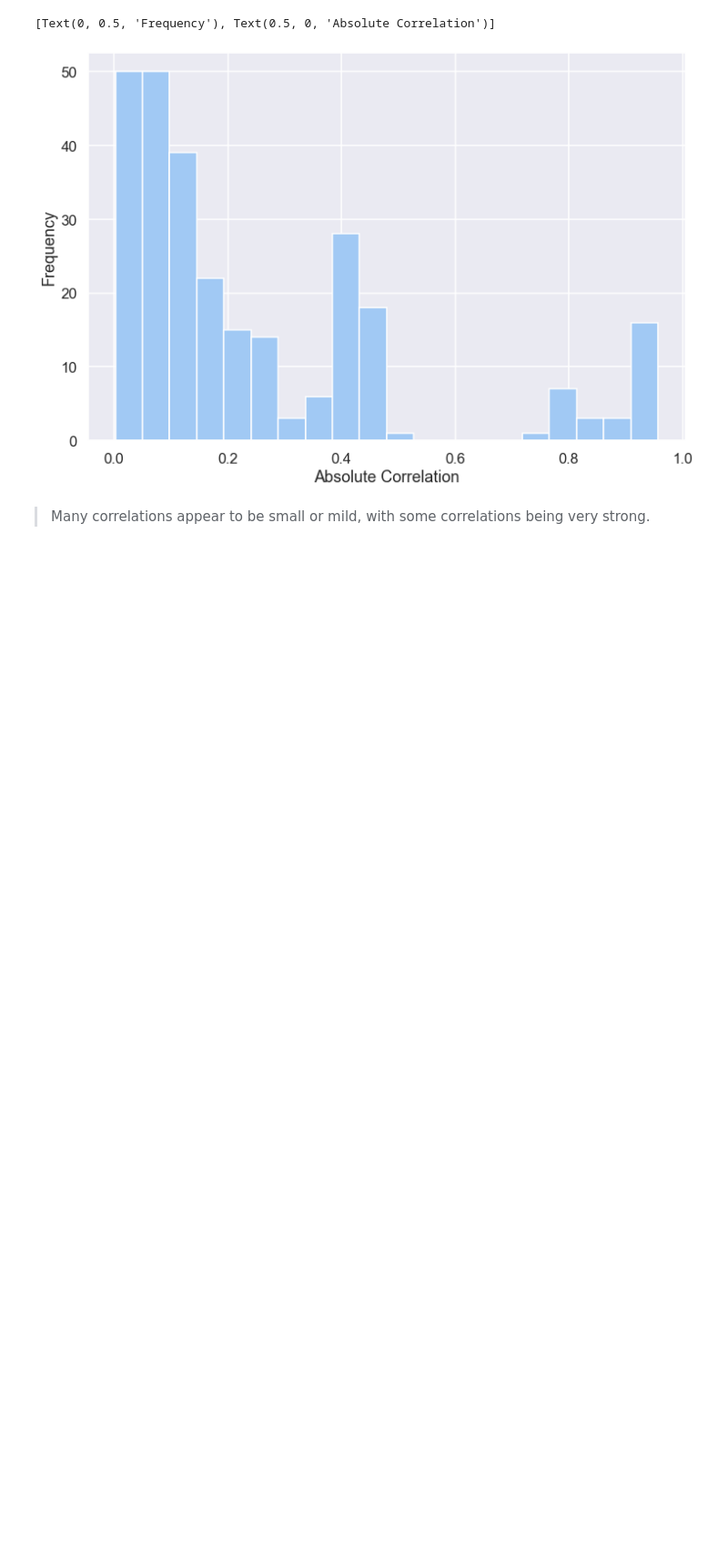
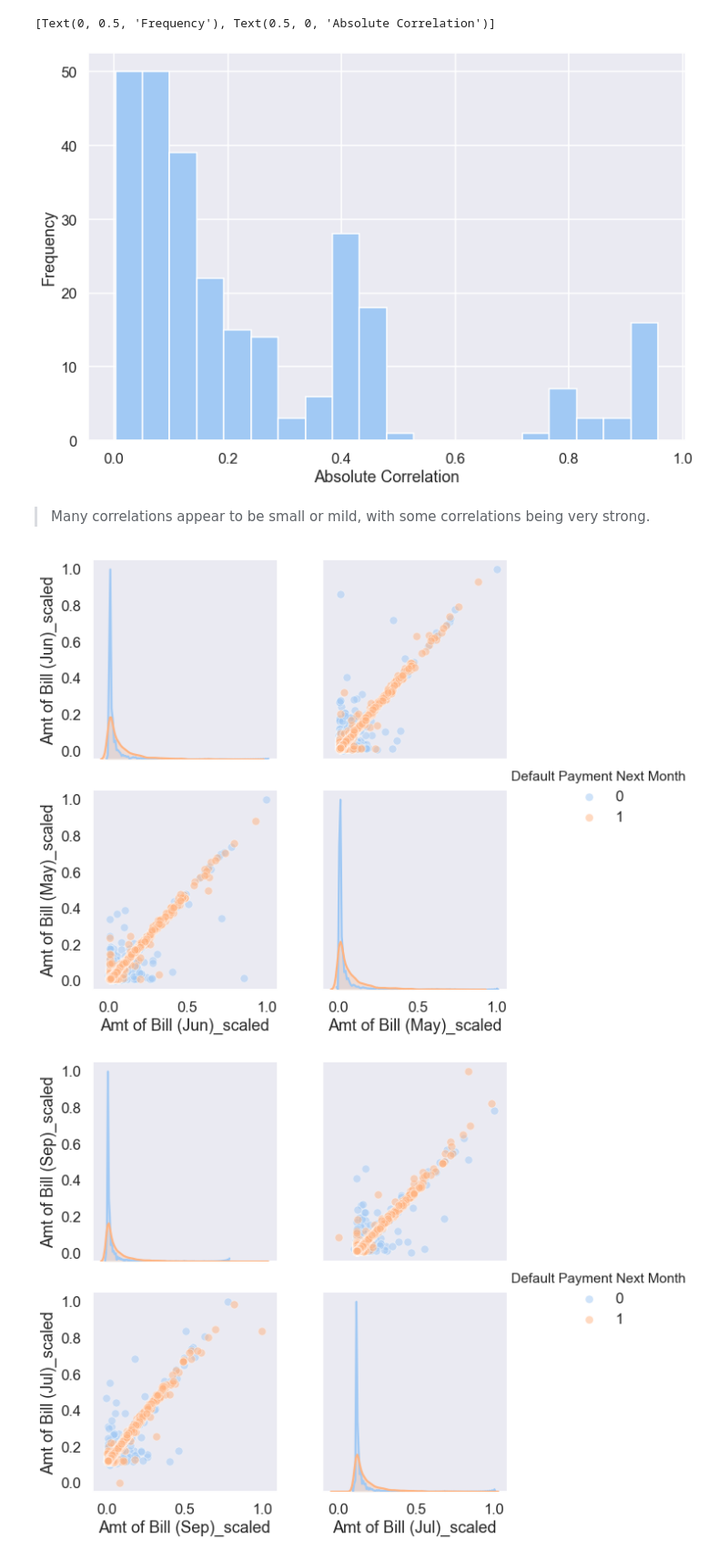
Before and after one commit to joe2009/Credit-Default, a Jupyter notebook: Credit_Default_Analysis.ipynb, the cells around one changed output. Shown at 91% size. Drawn from its saved outputs; the diff is of its cells as text; code cells hidden in the pictures; blank space fills up the shorter version.

```diff
--- a/Credit_Default_Analysis.ipynb
+++ b/Credit_Default_Analysis.ipynb
@@ -437,3 +443,20 @@ ax.set(xlabel='Absolute Correlation', ylabel='Frequency')
 [figure]
 # %% [markdown]
 > Many correlations appear to be small or mild, with some correlations being very strong.
+# %%
+# Density and pairplots of 5 most positive correlated sets of features
+sns.set_context('talk')
+sns.set_palette('pastel')
+sns.set_style('dark')
+
+features = [('Amt of Bill (Jun)_scaled', 'Amt of Bill (May)_scaled'),
+            ('Amt of Bill (Sep)_scaled', 'Amt of Bill (Jul)_scaled'),
+            ('Amt of Bill (Jul)_scaled', 'Amt of Bill (May)_scaled'),
+            ('Amt of Bill (Sep)_scaled', 'Amt of Bill (Aug)_scaled'),
+            ('Amt of Bill (Aug)_scaled', 'Amt of Bill (Jul)_scaled')]
+
+for i in features:
+    sns.pairplot(norm_data, vars=i, hue='Default Payment Next Month', height=4, plot_kws={'alpha':0.5})
+# %% [output]
+[figure, added]
+[figure, added]
```
Also changed, not shown: parts of 10 cells of this notebook.
